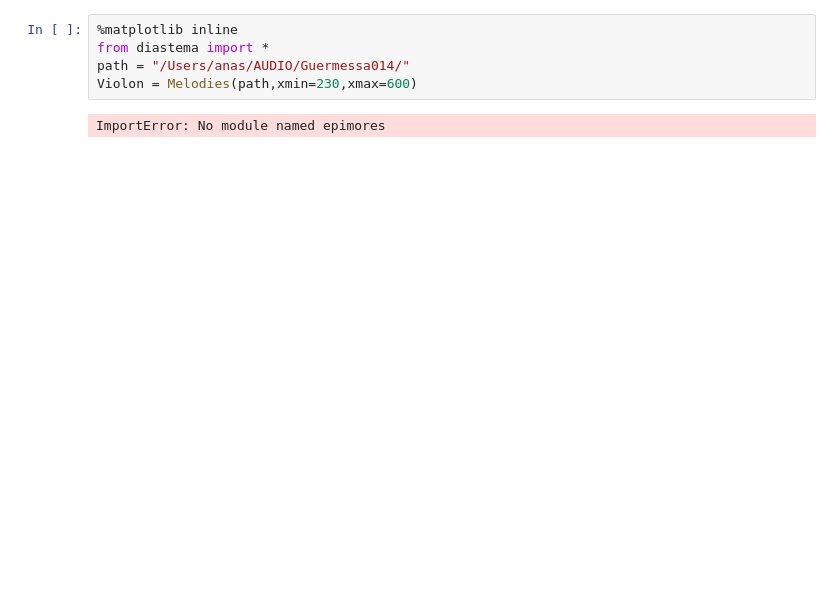
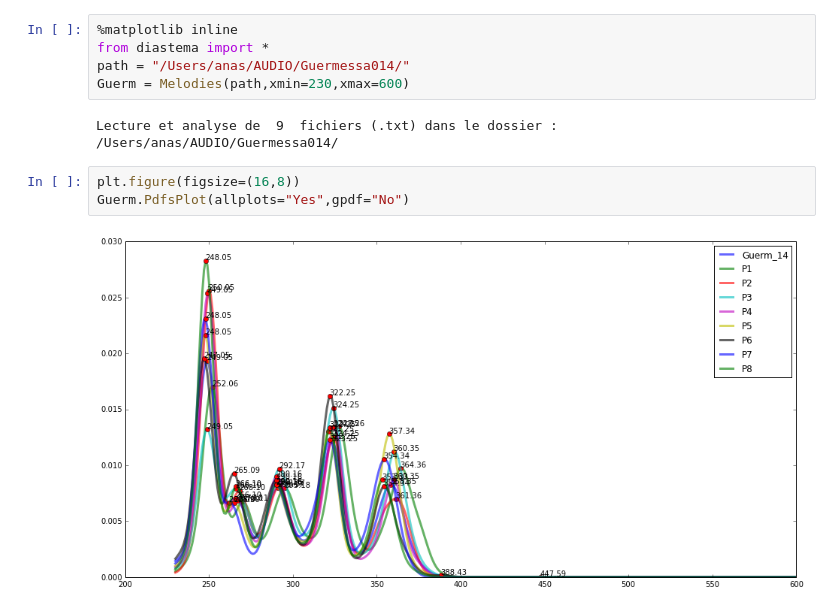
Before and after one commit to AnasGhrab/diastema, a Jupyter notebook: examples/Guermessa-chant014.ipynb, the cells around one changed output. Saved outputs shown, nothing was run; the diff lists cells and outputs as text; blank space fills up the shorter version.

```diff
--- a/examples/Guermessa-chant014.ipynb
+++ b/examples/Guermessa-chant014.ipynb
@@ -2,6 +2,11 @@
 %matplotlib inline
 from diastema import *
 path = "/Users/anas/AUDIO/Guermessa014/"
-Violon = Melodies(path,xmin=230,xmax=600)
+Guerm = Melodies(path,xmin=230,xmax=600)
 # %% [output]
-ImportError: No module named epimores
+Lecture et analyse de  9  fichiers (.txt) dans le dossier : /Users/anas/AUDIO/Guermessa014/
+# %%
+plt.figure(figsize=(16,8))
+Guerm.PdfsPlot(allplots="Yes",gpdf="No")
+# %% [output]
+[figure, added]
```
Also changed, not shown: parts of 5 cells of this notebook, 1 other file.
